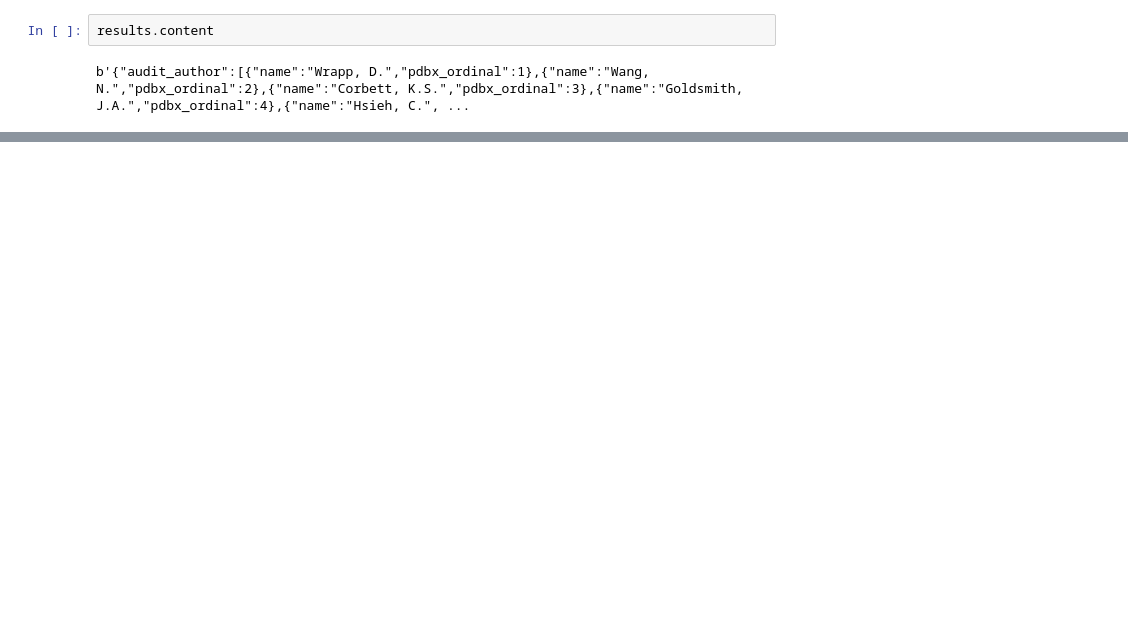
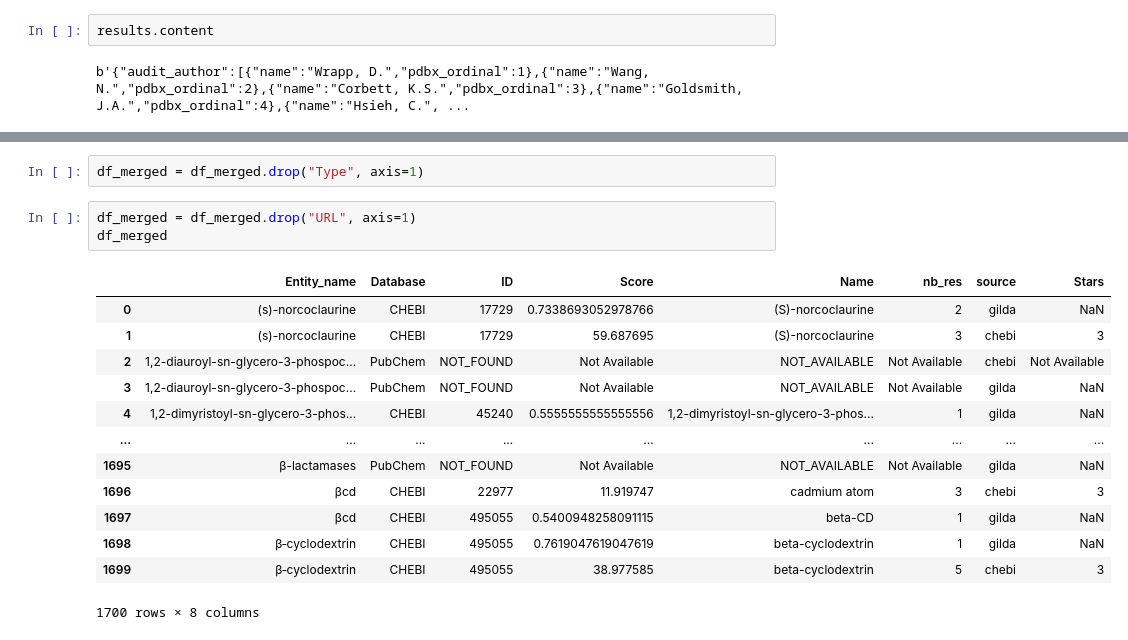
Before and after one commit to MDverse/mdverse_entity_norm, a Jupyter notebook: notebooks/tests.ipynb, the cells around one changed output, grey strips where cells are left out. Cells and saved outputs as stored; diff of their text form; blank space fills up the shorter version.

```diff
--- a/notebooks/tests.ipynb
+++ b/notebooks/tests.ipynb
@@ -51,0 +109,19 @@ b'{"audit_author":[{"name":"Wrapp, D.","pdbx_ordinal":1},{"name":"Wang, N.","pdb
+# %%
+df_merged = df_merged.drop("Type", axis=1)
+# %%
+df_merged = df_merged.drop("URL", axis=1)
+df_merged
+# %% [output]
+|  | Entity_name | Database | ID | Score | Name | nb_res | source | Stars |
+| 0 | (s)-norcoclaurine | CHEBI | 17729 | 0.7338693052978766 | (S)-norcoclaurine | 2 | gilda | NaN |
+| 1 | (s)-norcoclaurine | CHEBI | 17729 | 59.687695 | (S)-norcoclaurine | 3 | chebi | 3 |
+| 2 | 1,2-diauroyl-sn-glycero-3-phospoc... | PubChem | NOT_FOUND | Not Available | NOT_AVAILABLE | Not Available | chebi | Not Available |
+| 3 | 1,2-diauroyl-sn-glycero-3-phospoc... | PubChem | NOT_FOUND | Not Available | NOT_AVAILABLE | Not Available | gilda | NaN |
+| 4 | 1,2-dimyristoyl-sn-glycero-3-phos... | CHEBI | 45240 | 0.5555555555555556 | 1,2-dimyristoyl-sn-glycero-3-phos... | 1 | gilda | NaN |
+| ... | ... | ... | ... | ... | ... | ... | ... | ... |
+| 1695 | β-lactamases | PubChem | NOT_FOUND | Not Available | NOT_AVAILABLE | Not Available | gilda | NaN |
+| 1696 | βcd | CHEBI | 22977 | 11.919747 | cadmium atom | 3 | chebi | 3 |
+| 1697 | βcd | CHEBI | 495055 | 0.5400948258091115 | beta-CD | 1 | gilda | NaN |
+| 1698 | β‑cyclodextrin | CHEBI | 495055 | 0.7619047619047619 | beta-cyclodextrin | 1 | gilda | NaN |
+| 1699 | β‑cyclodextrin | CHEBI | 495055 | 38.977585 | beta-cyclodextrin | 5 | chebi | 3 |
+1700 rows × 8 columns
```
Also changed, not shown: parts of 35 cells of this notebook.
